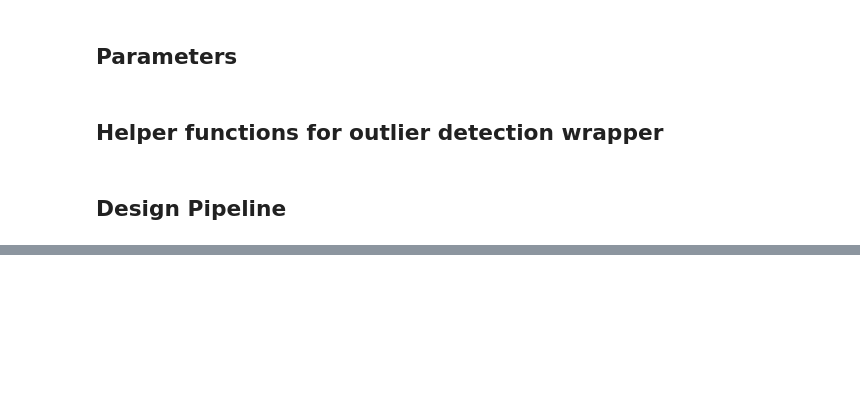
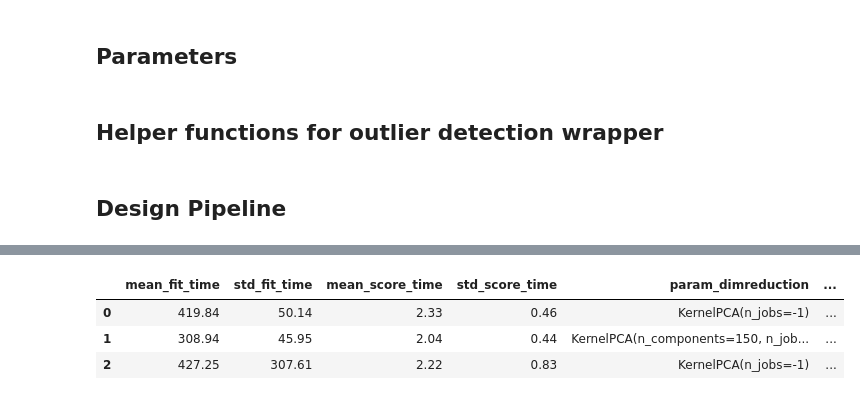
Before and after one commit to jaymoneyjay/aml-project, a Jupyter notebook: task1/pipeline_for_tobi.ipynb, the cells around one changed output, grey strips where cells are left out. Saved outputs shown, nothing was run; the diff lists cells and outputs as text; code cells hidden in the pictures; blank space fills up the shorter version.

```diff
--- a/task1/pipeline_for_tobi.ipynb
+++ b/task1/pipeline_for_tobi.ipynb
@@ -212,2 +270,2 @@ y_train = df_y.drop('id', axis=1).values.ravel()
 # %%
-grid_outliers_last.fit(X_train, y_train)
+grid.fit(X_train, y_train)
@@ -215,0 +354,2 @@ df_results_last = pd.DataFrame(grid_outliers_last.cv_results_)
+# %%
+df_results = pd.DataFrame(grid.cv_results_)
@@ -215,0 +358,7 @@ df_results_last = pd.DataFrame(grid_outliers_last.cv_results_)
+# %%
+df_results
+# %% [output]
+|  | mean_fit_time | std_fit_time | mean_score_time | std_score_time | param_dimreduction | ... |
+| 0 | 419.84 | 50.14 | 2.33 | 0.46 | KernelPCA(n_jobs=-1) | ... |
+| 1 | 308.94 | 45.95 | 2.04 | 0.44 | KernelPCA(n_components=150, n_job... | ... |
+| 2 | 427.25 | 307.61 | 2.22 | 0.83 | KernelPCA(n_jobs=-1) | ... |
```
Also changed, not shown: parts of 34 cells of this notebook.
